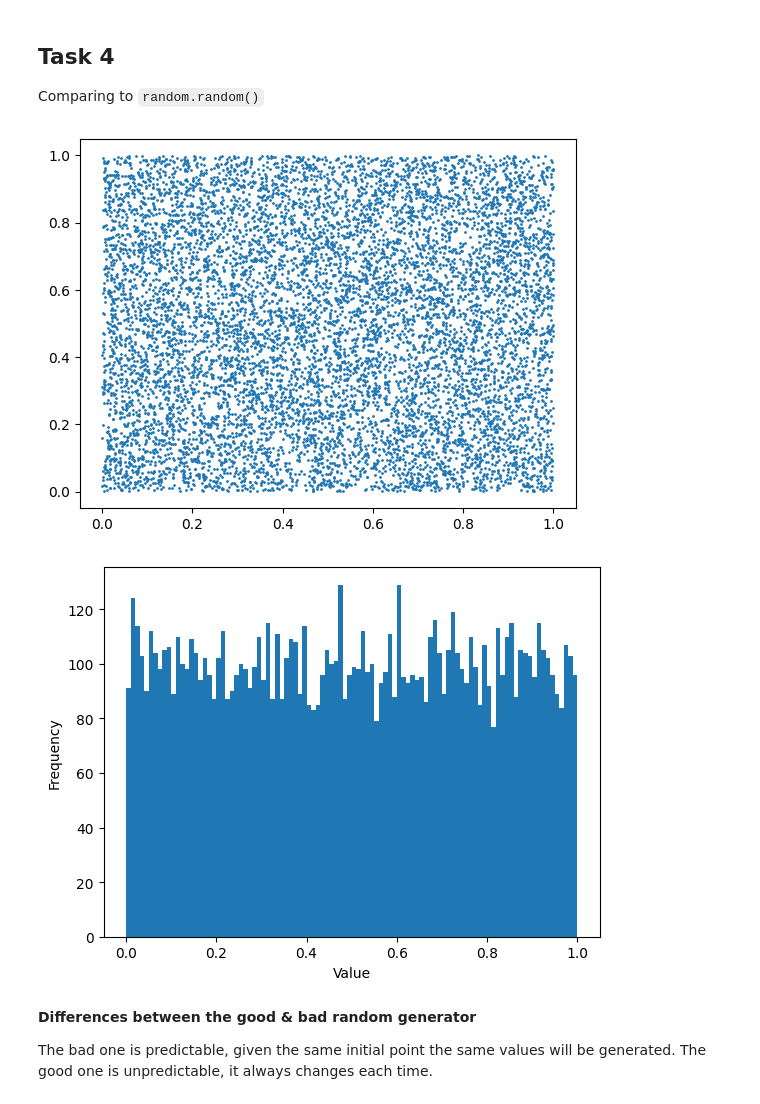
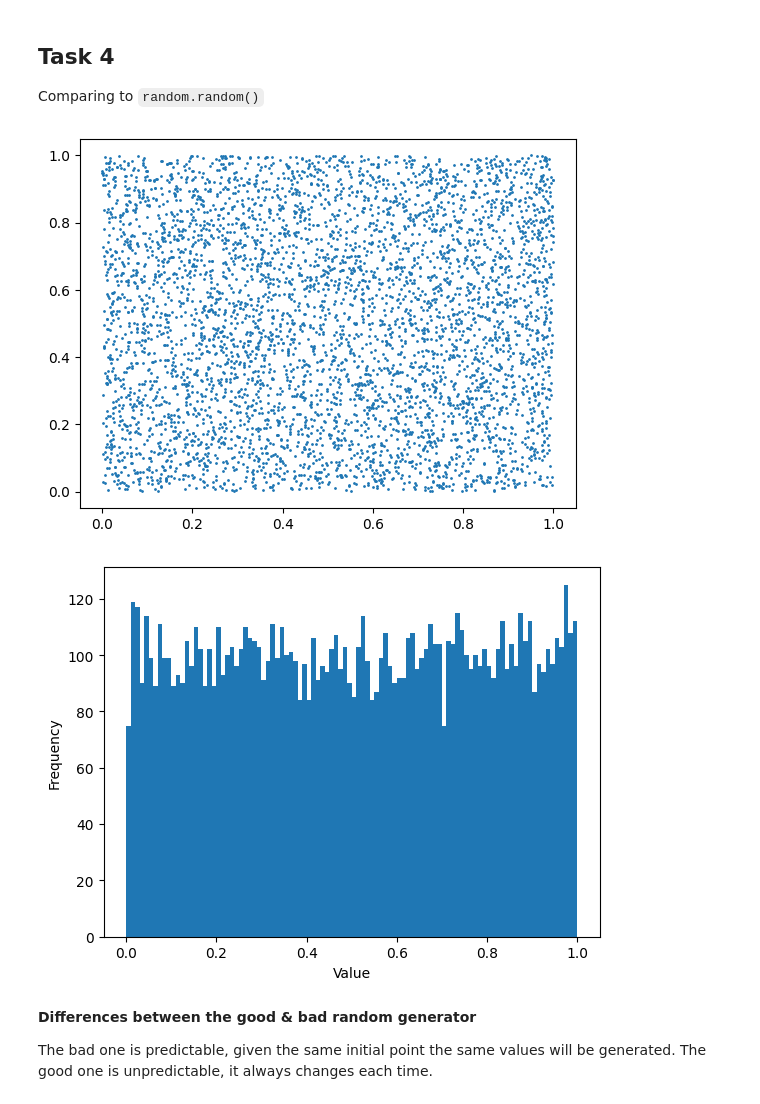
Before and after one commit to Daniel-Ope06/the-lab, a Jupyter notebook: 02-stochastic-process/01-Random-Variables/02-Random-Variables-Attempt.ipynb, the cells around one changed output. Saved outputs shown, nothing was run; the diff lists cells and outputs as text; code cells hidden in the pictures.

Commit message:
fix: update array slicing for scatterplots

```diff
--- a/02-stochastic-process/01-Random-Variables/02-Random-Variables-Attempt.ipynb
+++ b/02-stochastic-process/01-Random-Variables/02-Random-Variables-Attempt.ipynb
@@ -66,19 +66,19 @@ plt.show()
 # %%
 random_values_2: np.ndarray = np.array(
     [random.random() for _ in range(10_000)])
 
-x_2: np.ndarray = random_values_2[:-1]
-y_2: np.ndarray = random_values_2[1:]
+x_2: np.ndarray = random_values_2[:-1:2]
+y_2: np.ndarray = random_values_2[1::2]
 plt.scatter(x_2, y_2, s=1)
 plt.show()
 
 plt.hist(random_values_2, bins=100)
 plt.xlabel('Value')
 plt.ylabel('Frequency')
 plt.show()
 # %% [output]
-[figure, old version]
+[figure, new version]
-[figure, old version]
+[figure, new version]
 # %% [markdown]
  **Differences between the good & bad random generator**
 
```
Also changed, not shown: parts of 4 cells of this notebook, 1 other file.
